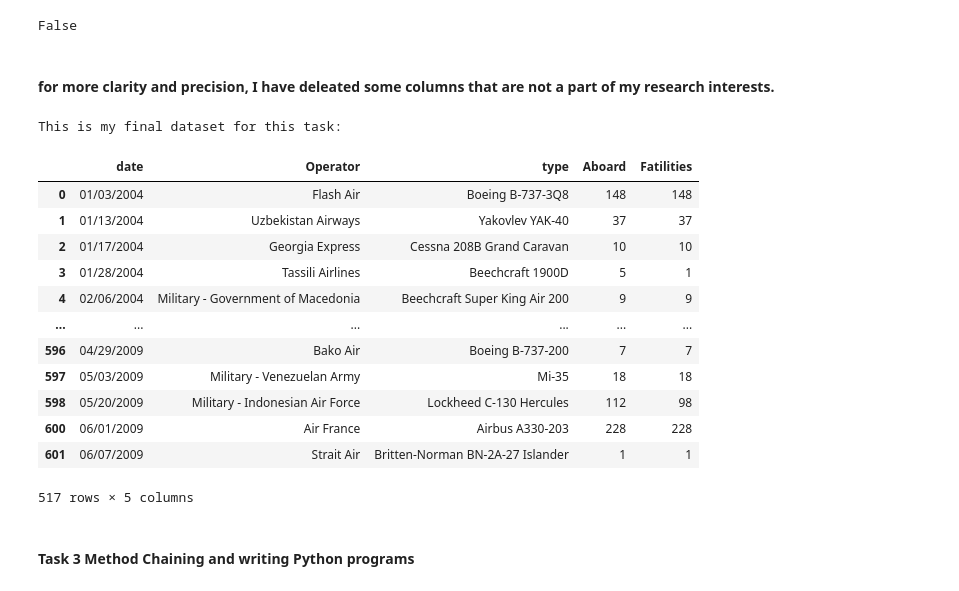
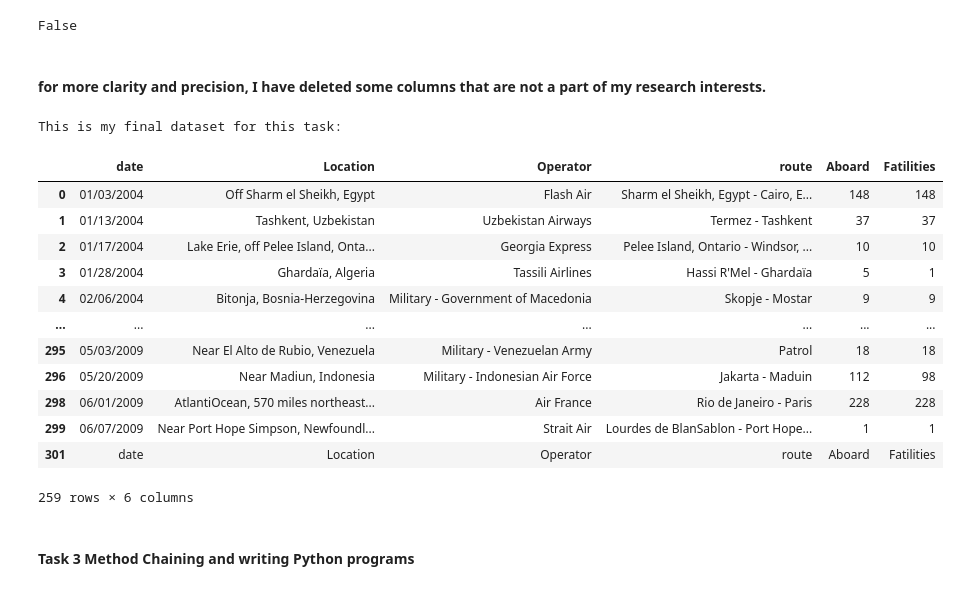
Before and after one commit to raghavbhagria/data-analysis, a Jupyter notebook: notebooks/analysis1.ipynb, the cells around one changed output. Saved outputs shown, nothing was run; the diff lists cells and outputs as text; code cells hidden in the pictures.

```diff
--- a/notebooks/analysis1.ipynb
+++ b/notebooks/analysis1.ipynb
@@ -248,26 +297,26 @@ print(pd.isnull(processed_stats).values.any())
 # %% [output]
 False
 # %% [markdown]
-#### for more clarity and precision, I have deleated some columns that are not a part of my research interests.
+#### for more clarity and precision, I have deleted some columns that are not a part of my research interests.
 # %%
-stats_final=stats.copy().drop(['registeration','Ground','Location','time','route'],axis=1)
+stats_final=processed_stats.copy().drop(['registeration','Ground','time','type'],axis=1)
 print(f'This is my final dataset for this task:')
 stats_final
 # %% [output]
 This is my final dataset for this task:
-|  | date | Operator | type | Aboard | Fatilities |
-| 0 | 01/03/2004 | Flash Air | Boeing B-737-3Q8 | 148 | 148 |
-| 1 | 01/13/2004 | Uzbekistan Airways | Yakovlev YAK-40 | 37 | 37 |
-| 2 | 01/17/2004 | Georgia Express | Cessna 208B Grand Caravan | 10 | 10 |
-| 3 | 01/28/2004 | Tassili Airlines | Beechcraft 1900D | 5 | 1 |
-| 4 | 02/06/2004 | Military - Government of Macedonia | Beechcraft Super King Air 200 | 9 | 9 |
-| ... | ... | ... | ... | ... | ... |
-| 596 | 04/29/2009 | Bako Air | Boeing B-737-200 | 7 | 7 |
-| 597 | 05/03/2009 | Military - Venezuelan Army | Mi-35 | 18 | 18 |
-| 598 | 05/20/2009 | Military - Indonesian Air Force | Lockheed C-130 Hercules | 112 | 98 |
-| 600 | 06/01/2009 | Air France | Airbus A330-203 | 228 | 228 |
-| 601 | 06/07/2009 | Strait Air | Britten-Norman BN-2A-27 Islander | 1 | 1 |
+|  | date | Location | Operator | route | Aboard | Fatilities |
+| 0 | 01/03/2004 | Off Sharm el Sheikh, Egypt | Flash Air | Sharm el Sheikh, Egypt - Cairo, E... | 148 | 148 |
+| 1 | 01/13/2004 | Tashkent, Uzbekistan | Uzbekistan Airways | Termez - Tashkent | 37 | 37 |
+| 2 | 01/17/2004 | Lake Erie, off Pelee Island, Onta... | Georgia Express | Pelee Island, Ontario - Windsor, ... | 10 | 10 |
+| 3 | 01/28/2004 | Ghardaïa, Algeria | Tassili Airlines | Hassi R'Mel - Ghardaïa | 5 | 1 |
+| 4 | 02/06/2004 | Bitonja, Bosnia-Herzegovina | Military - Government of Macedonia | Skopje - Mostar | 9 | 9 |
+| ... | ... | ... | ... | ... | ... | ... |
+| 295 | 05/03/2009 | Near El Alto de Rubio, Venezuela | Military - Venezuelan Army | Patrol | 18 | 18 |
+| 296 | 05/20/2009 | Near Madiun, Indonesia | Military - Indonesian Air Force | Jakarta - Maduin | 112 | 98 |
+| 298 | 06/01/2009 | AtlantiOcean, 570 miles northeast... | Air France | Rio de Janeiro - Paris | 228 | 228 |
+| 299 | 06/07/2009 | Near Port Hope Simpson, Newfoundl... | Strait Air | Lourdes de BlanSablon - Port Hope... | 1 | 1 |
+| 301 | date | Location | Operator | route | Aboard | Fatilities |
-517 rows × 5 columns
+259 rows × 6 columns
 # %% [markdown]
 #### Task 3 Method Chaining and writing Python programs
 # %%
```
Also changed, not shown: parts of 22 cells of this notebook, 6 other files.
